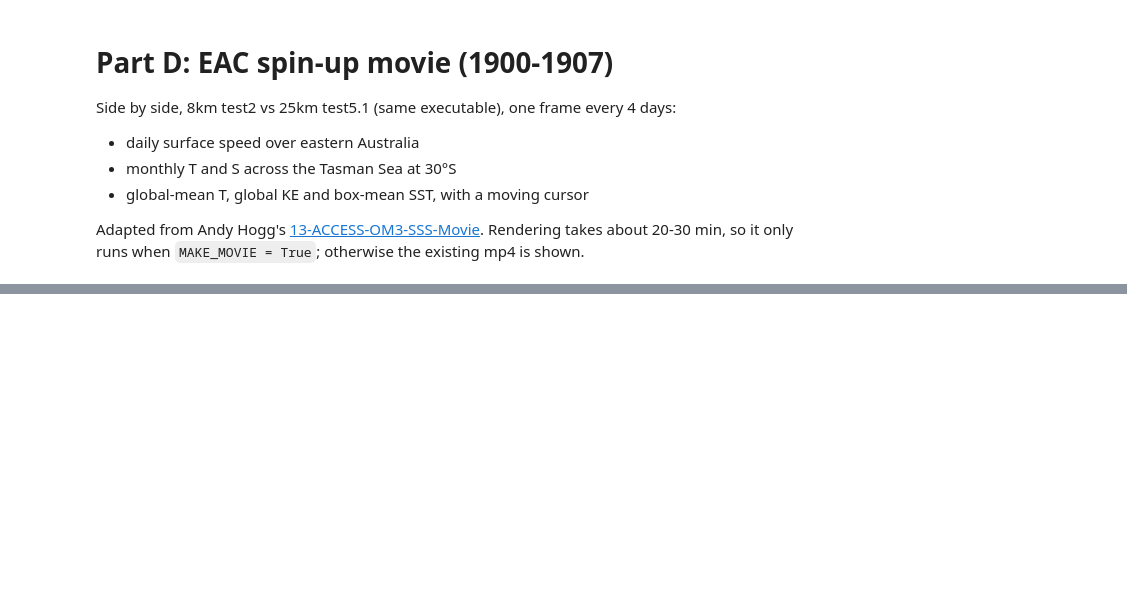
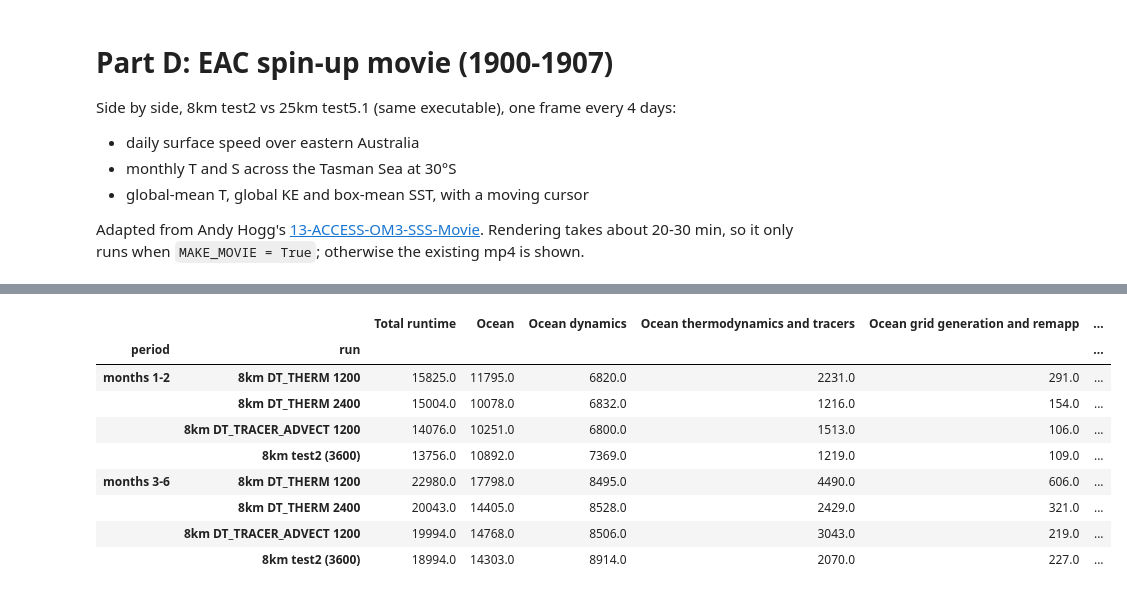
Before and after one commit to chrisb13/access-om3-paper-1, a Jupyter notebook: notebooks/8km_ryf_drift_diagnosis.ipynb, the cells around one changed output, grey strips where cells are left out. Drawn from its saved outputs; the diff is of its cells as text; code cells hidden in the pictures; blank space fills up the shorter version.

```diff
--- a/notebooks/8km_ryf_drift_diagnosis.ipynb
+++ b/notebooks/8km_ryf_drift_diagnosis.ipynb
@@ -1119,0 +1194,38 @@ else:
+# %%
+CLOCKS = ["Total runtime", "Ocean", "Ocean dynamics", "Ocean thermodynamics and tracers", "(Ocean tracer advection)",
+          "(Ocean diabatic driver)", "Ocean grid generation and remapp"]
+def clocks(d):
+    out = {}
+    for line in open(f"{d}/access-om3.out"):
+        for c in CLOCKS:
+            if line.startswith(c) and line[len(c):].strip()[:1].isdigit() and c not in out:
+                out[c] = float(line[len(c):].split()[3])   # hits tmin tmax tavg -> tavg
+    return out
+def months_of(d):
+    return sorted({str(t)[:7] for f in glob.glob(f"{d}/access-om3.mom6.2d.hfds.1mon.mean.*.nc")
+                   for t in xr.open_dataset(f, decode_timedelta=False).time.values})
+if TESTS:
+    rows = []
+    for k, E in {"8km test2 (3600)": E8, **{f"8km {k}": E for k, E in TESTS.items()}}.items():
+        for period, mon in {"months 1-2": ["1900-01", "1900-02"], "months 3-6": ["1900-03", "1900-04", "1900-05", "1900-06"]}.items():
+            ds_ = [d for d in sorted(glob.glob(f"{E}/output*")) if os.path.exists(f"{d}/access-om3.out") and months_of(d)
+                   and set(months_of(d)) <= set(mon)]
+            if sum(len(months_of(d)) for d in ds_) != len(mon):
+                continue
+            tot = pd.DataFrame([clocks(d) for d in ds_]).sum()
+            rows.append({"run": k, "period": period, **tot.to_dict()})
+    cost = pd.DataFrame(rows).set_index(["period", "run"]).sort_index()
+    display(cost.round(0))
+else:
+    print("Test output not available yet.")
+# %% [output]
+|  |  | Total runtime | Ocean | Ocean dynamics | Ocean thermodynamics and tracers | Ocean grid generation and remapp | ... |
+| period | run |  |  |  |  |  | ... |
+| months 1-2 | 8km DT_THERM 1200 | 15825.0 | 11795.0 | 6820.0 | 2231.0 | 291.0 | ... |
+|  | 8km DT_THERM 2400 | 15004.0 | 10078.0 | 6832.0 | 1216.0 | 154.0 | ... |
+|  | 8km DT_TRACER_ADVECT 1200 | 14076.0 | 10251.0 | 6800.0 | 1513.0 | 106.0 | ... |
+|  | 8km test2 (3600) | 13756.0 | 10892.0 | 7369.0 | 1219.0 | 109.0 | ... |
+| months 3-6 | 8km DT_THERM 1200 | 22980.0 | 17798.0 | 8495.0 | 4490.0 | 606.0 | ... |
+|  | 8km DT_THERM 2400 | 20043.0 | 14405.0 | 8528.0 | 2429.0 | 321.0 | ... |
+|  | 8km DT_TRACER_ADVECT 1200 | 19994.0 | 14768.0 | 8506.0 | 3043.0 | 219.0 | ... |
+|  | 8km test2 (3600) | 18994.0 | 14303.0 | 8914.0 | 2070.0 | 227.0 | ... |
```
Also changed, not shown: parts of 9 cells of this notebook.
